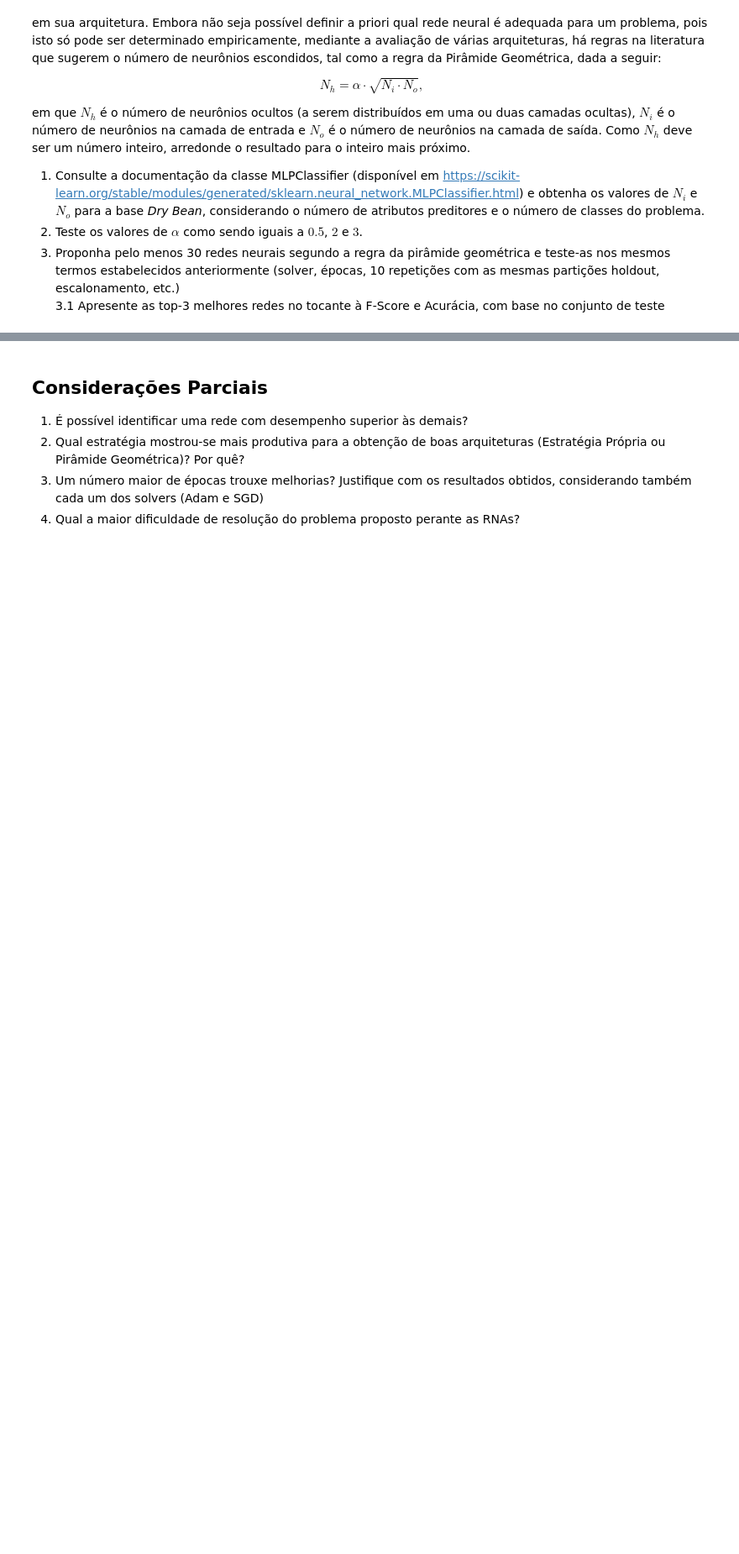
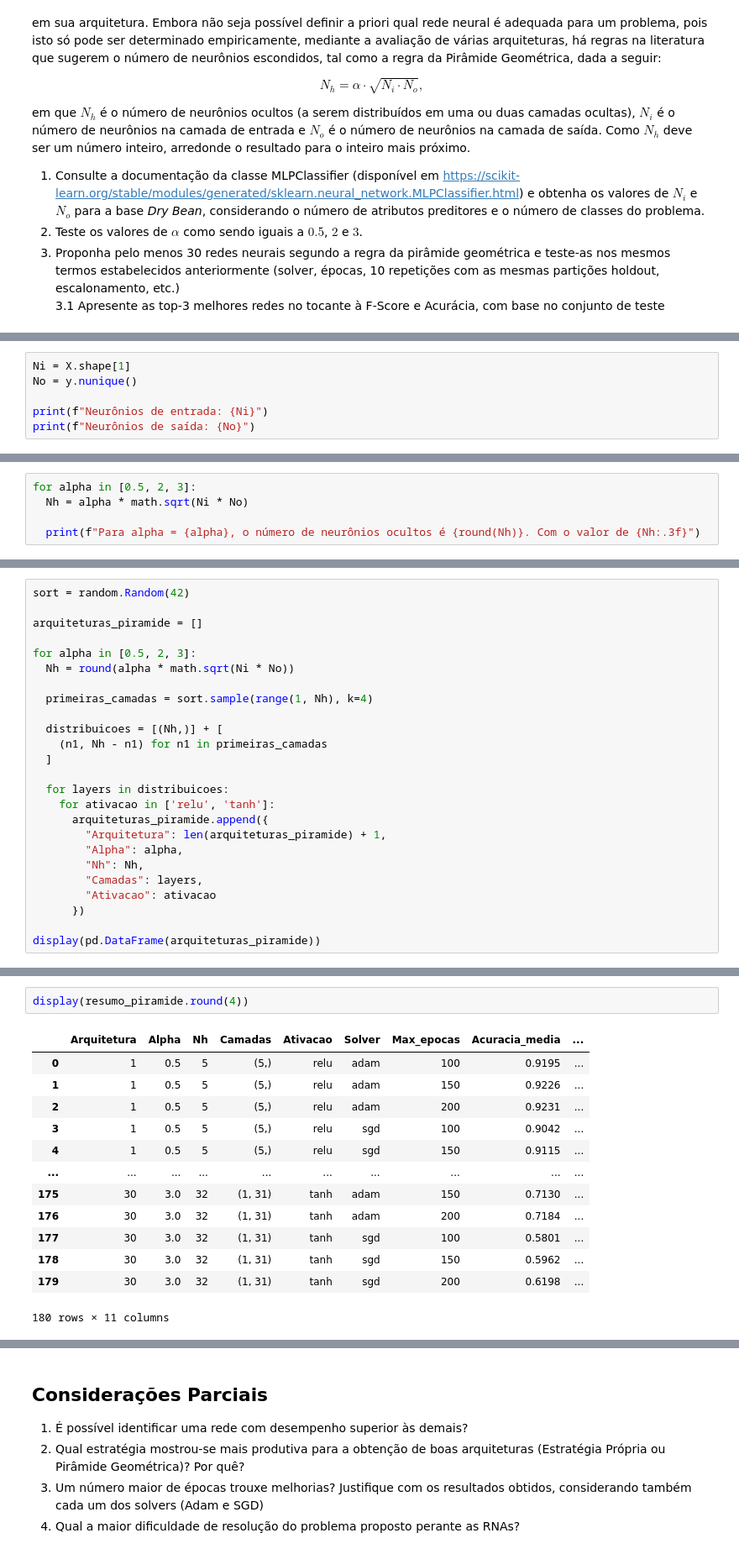
Before and after one commit to Jaum36/Trabalho_Pratico_Redes_Neurais_2.2, a Jupyter notebook: PP2.2.2 - Proposicao e Avaliacao de RNAs.ipynb, the cells around one changed output, grey strips where cells are left out. Shown at 84% size. Drawn from its saved outputs; the diff is of its cells as text; blank space fills up the shorter version.

```diff
--- a/PP2.2.2 - Proposicao e Avaliacao de RNAs.ipynb
+++ b/PP2.2.2 - Proposicao e Avaliacao de RNAs.ipynb
@@ -437,0 +733,6 @@ em que $N_h$ é o número de neurônios ocultos (a serem distribuídos em uma ou
+# %%
+Ni = X.shape[1]
+No = y.nunique()
+
+print(f"Neurônios de entrada: {Ni}")
+print(f"Neurônios de saída: {No}")
@@ -437,0 +744,5 @@ em que $N_h$ é o número de neurônios ocultos (a serem distribuídos em uma ou
+# %%
+for alpha in [0.5, 2, 3]:
+  Nh = alpha * math.sqrt(Ni * No)
+
+  print(f"Para alpha = {alpha}, o número de neurônios ocultos é {round(Nh)}. Com o valor de {Nh:.3f}")
@@ -437,0 +755,25 @@ em que $N_h$ é o número de neurônios ocultos (a serem distribuídos em uma ou
+# %%
+sort = random.Random(42)
+
+arquiteturas_piramide = []
+
+for alpha in [0.5, 2, 3]:
+  Nh = round(alpha * math.sqrt(Ni * No))
+
+  primeiras_camadas = sort.sample(range(1, Nh), k=4)
+
+  distribuicoes = [(Nh,)] + [
+    (n1, Nh - n1) for n1 in primeiras_camadas
+  ]
+
+  for layers in distribuicoes:
+    for ativacao in ['relu', 'tanh']:
+      arquiteturas_piramide.append({
+        "Arquitetura": len(arquiteturas_piramide) + 1,
+        "Alpha": alpha,
+        "Nh": Nh,
+        "Camadas": layers,
+        "Ativacao": ativacao
+      })
+
+display(pd.DataFrame(arquiteturas_piramide))
@@ -437,0 +882,16 @@ em que $N_h$ é o número de neurônios ocultos (a serem distribuídos em uma ou
+# %%
+display(resumo_piramide.round(4))
+# %% [output]
+|  | Arquitetura | Alpha | Nh | Camadas | Ativacao | Solver | Max_epocas | Acuracia_media | ... |
+| 0 | 1 | 0.5 | 5 | (5,) | relu | adam | 100 | 0.9195 | ... |
+| 1 | 1 | 0.5 | 5 | (5,) | relu | adam | 150 | 0.9226 | ... |
+| 2 | 1 | 0.5 | 5 | (5,) | relu | adam | 200 | 0.9231 | ... |
+| 3 | 1 | 0.5 | 5 | (5,) | relu | sgd | 100 | 0.9042 | ... |
+| 4 | 1 | 0.5 | 5 | (5,) | relu | sgd | 150 | 0.9115 | ... |
+| ... | ... | ... | ... | ... | ... | ... | ... | ... | ... |
+| 175 | 30 | 3.0 | 32 | (1, 31) | tanh | adam | 150 | 0.7130 | ... |
+| 176 | 30 | 3.0 | 32 | (1, 31) | tanh | adam | 200 | 0.7184 | ... |
+| 177 | 30 | 3.0 | 32 | (1, 31) | tanh | sgd | 100 | 0.5801 | ... |
+| 178 | 30 | 3.0 | 32 | (1, 31) | tanh | sgd | 150 | 0.5962 | ... |
+| 179 | 30 | 3.0 | 32 | (1, 31) | tanh | sgd | 200 | 0.6198 | ... |
+180 rows × 11 columns
```
Also changed, not shown: parts of 19 cells of this notebook, 1 other file.
